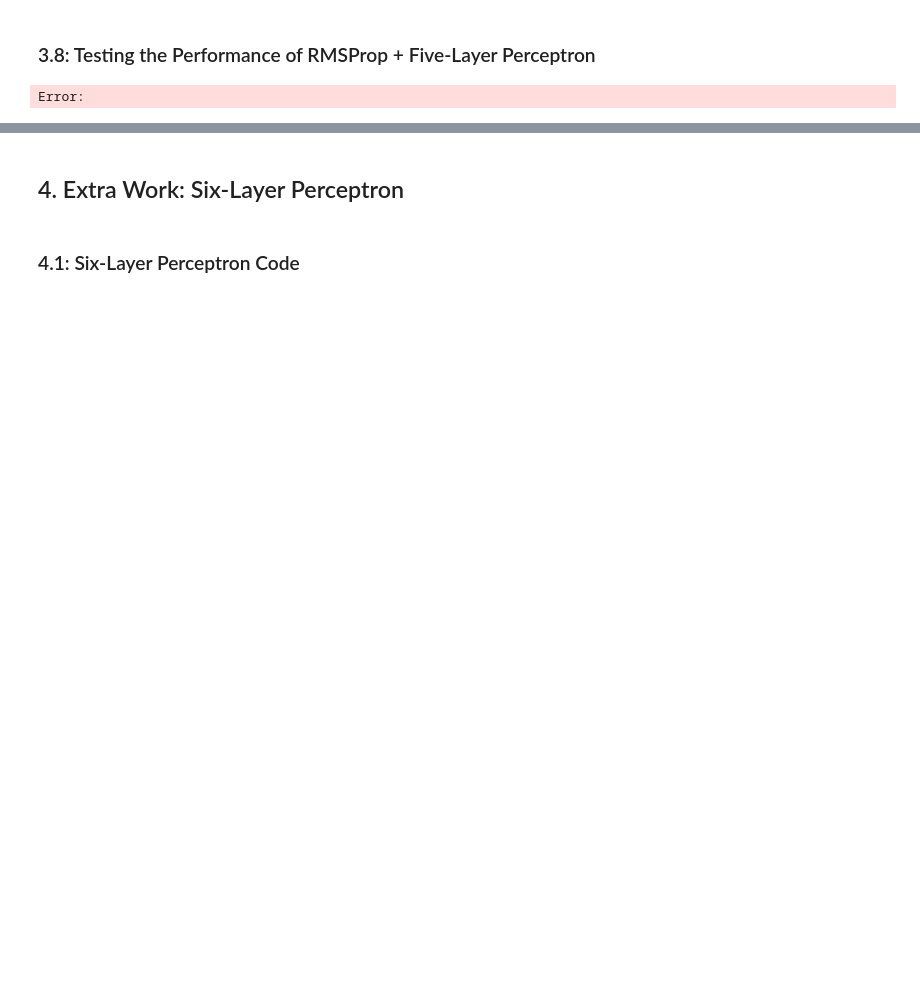
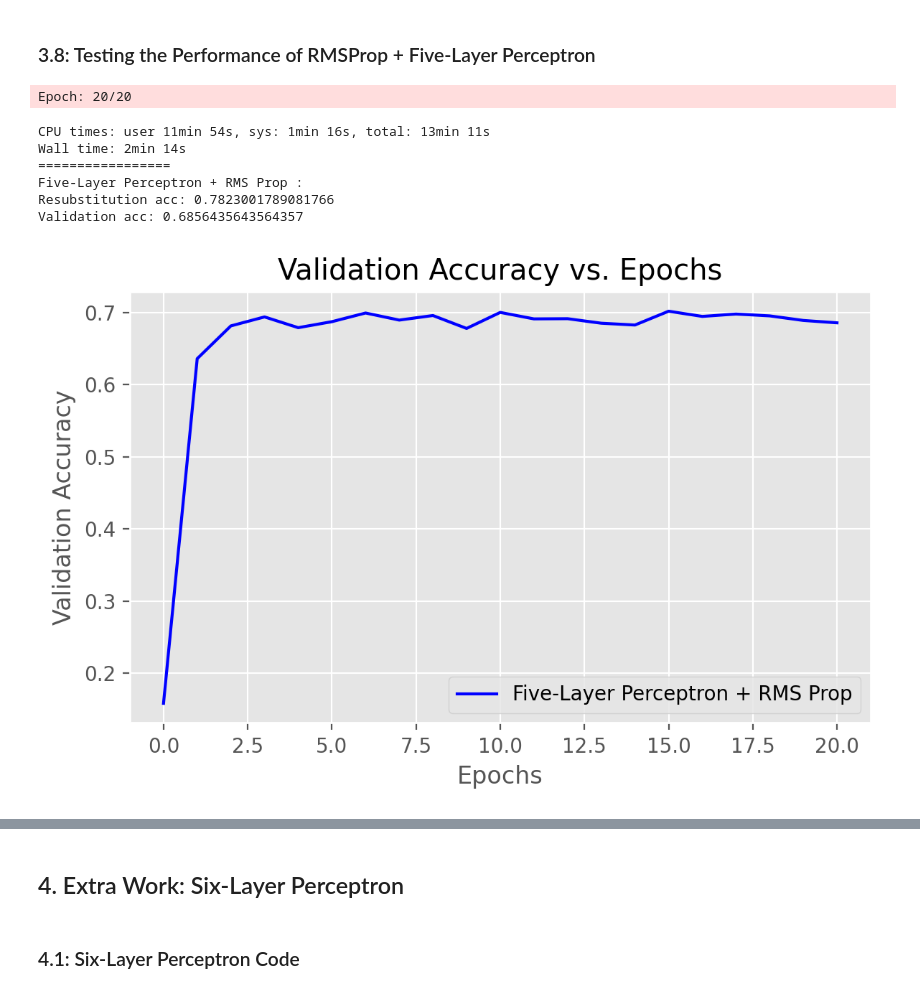
Before and after one commit to 48774861/mlpython_lab4, a Jupyter notebook: lab4_mlpython_pham_gurrola.ipynb, the cells around one changed output, grey strips where cells are left out. Drawn from its saved outputs; the diff is of its cells as text; code cells hidden in the pictures; blank space fills up the shorter version.

```diff
--- a/lab4_mlpython_pham_gurrola.ipynb
+++ b/lab4_mlpython_pham_gurrola.ipynb
@@ -1572,18 +1579,25 @@ Error:
 # %%
 vals = {'n_hidden':50,
          'C':1e-2, 'epochs':20, 'eta':0.005,
          'alpha':0.1, 'decrease_const':0.1,
          'decrease_iter':20,
          'minibatches':len(X_train)/256,
          'shuffle':True,'random_state':1}
 
 nn_five_rms = FiveLP_RMSProp(**vals)
-%time nn_five_rms.fit(X_train, y_train, print_progress=1, XY_test=(X_test, y_test))
+%time nn_five_rms.fit(X_train_dummies, y_train, print_progress=1, XY_test=(X_test_dummies, y_test))
 
-print_result(nn_five_rms,X_train,y_train,X_test,y_test,title="Five-Layer Perceptron + RMS Prop",color="blue")
+print_result(nn_five_rms,X_train_dummies,y_train,X_test_dummies,y_test,title="Five-Layer Perceptron + RMS Prop",color="blue")
 plt.show()
 # %% [output]
-Error:
+Epoch: 20/20
+CPU times: user 11min 54s, sys: 1min 16s, total: 13min 11s
+Wall time: 2min 14s
+=================
+Five-Layer Perceptron + RMS Prop :
+Resubstitution acc: 0.7823001789081766
+Validation acc: 0.6856435643564357
+[figure, added]
 # %%
 fig = plt.figure(figsize=(6,4),dpi=200)
 ax = fig.add_subplot(1,1,1)
```
Also changed, not shown: parts of 24 cells of this notebook, 1 other file.
